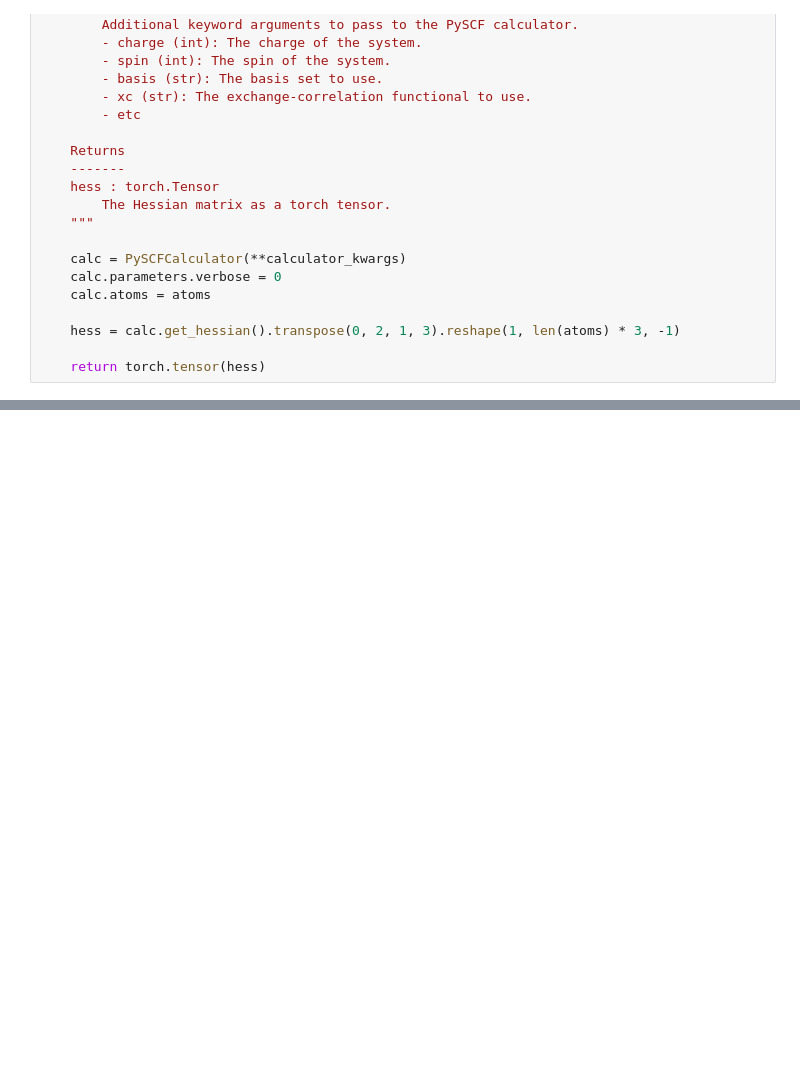
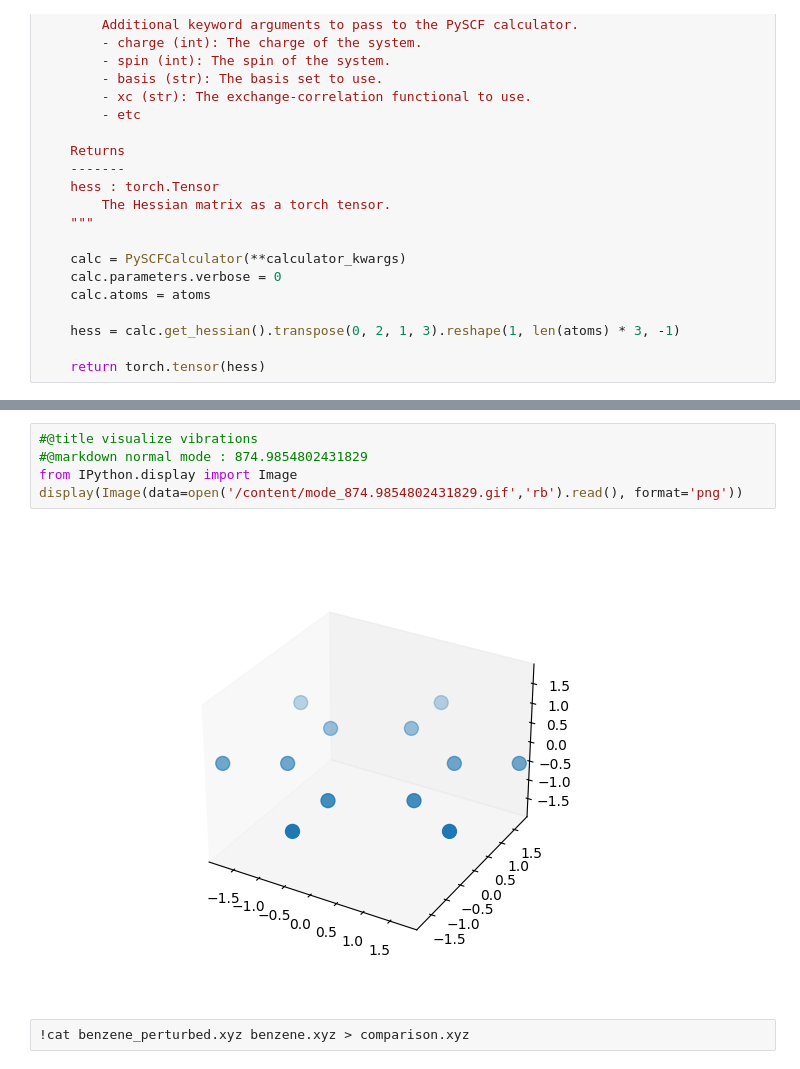
Before and after one commit to kangmg/ModePerturbator, a Jupyter notebook: notebooks/vib_perturb_pkg.ipynb, the cells around one changed output, grey strips where cells are left out. Drawn from its saved outputs; the diff is of its cells as text; blank space fills up the shorter version.

```diff
--- a/notebooks/vib_perturb_pkg.ipynb
+++ b/notebooks/vib_perturb_pkg.ipynb
@@ -618,0 +645,9 @@ save_animations(molecule('C6H6'))
+# %%
+#@title visualize vibrations
+#@markdown normal mode : 874.9854802431829
+from IPython.display import Image
+display(Image(data=open('/content/mode_874.9854802431829.gif','rb').read(), format='png'))
+# %% [output]
+[figure, added]
+# %%
+!cat benzene_perturbed.xyz benzene.xyz > comparison.xyz
```
Also changed, not shown: parts of 14 cells of this notebook.
